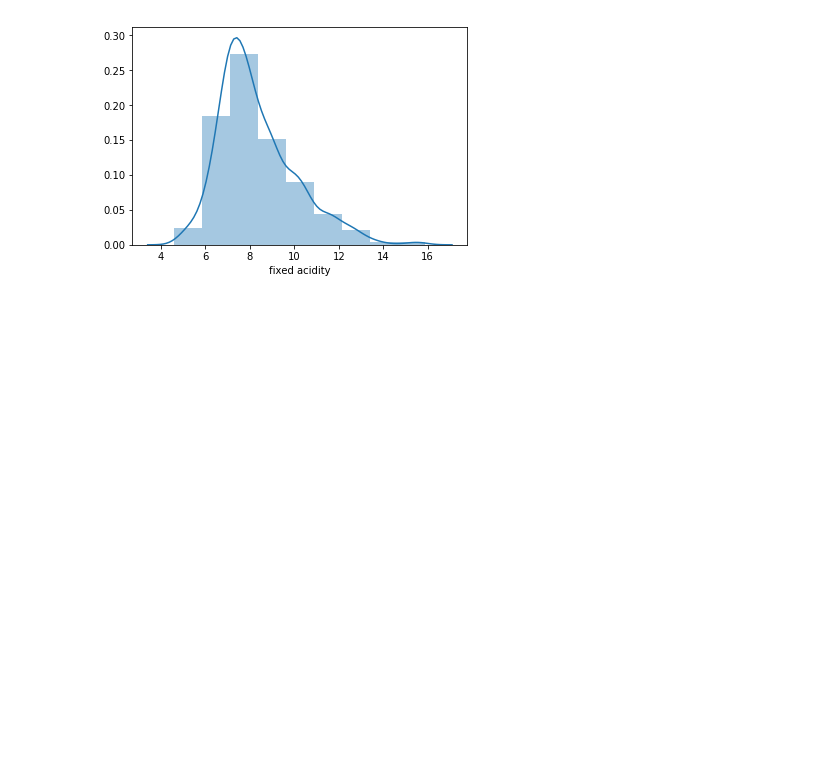
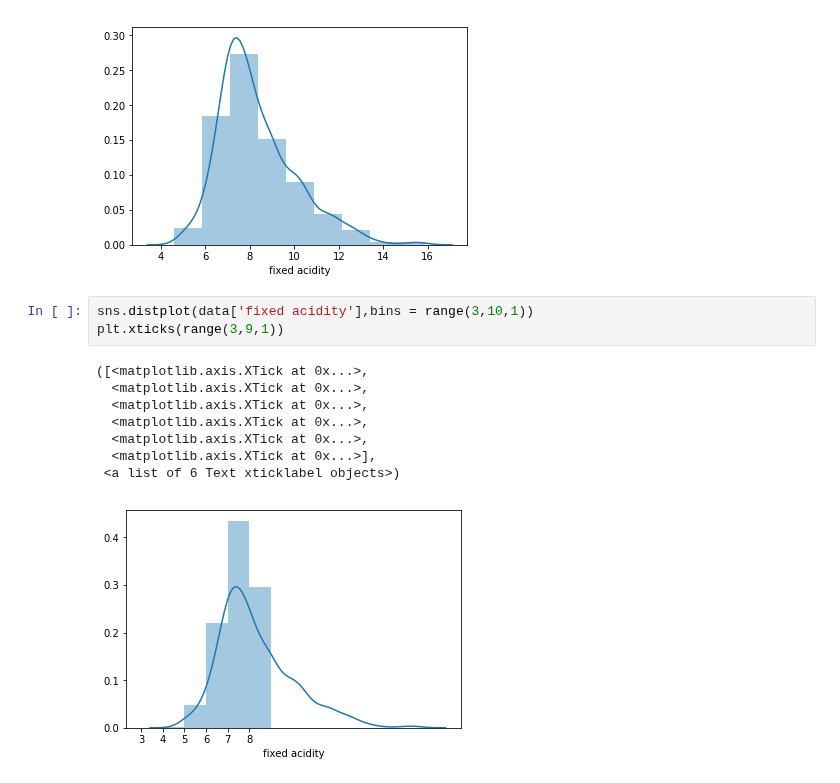
Before and after one commit to SANYAM1996/scatter-plotter, a Jupyter notebook: wine quality_red.ipynb, the cells around one changed output. Cells and saved outputs as stored; diff of their text form; blank space fills up the shorter version.

Commit message:
added some univeriate and biveriate plots

```diff
--- a/wine quality_red.ipynb
+++ b/wine quality_red.ipynb
@@ -210,3 +212,15 @@ sns.distplot(data['fixed acidity'],bins = 9)
 # %% [output]
 <matplotlib.axes._subplots.AxesSubplot at 0x...>
 [figure]
+# %%
+sns.distplot(data['fixed acidity'],bins = range(3,10,1))
+plt.xticks(range(3,9,1))
+# %% [output]
+([<matplotlib.axis.XTick at 0x...>,
+  <matplotlib.axis.XTick at 0x...>,
+  <matplotlib.axis.XTick at 0x...>,
+  <matplotlib.axis.XTick at 0x...>,
+  <matplotlib.axis.XTick at 0x...>,
+  <matplotlib.axis.XTick at 0x...>],
+ <a list of 6 Text xticklabel objects>)
+[figure, added]
```
Also changed, not shown: parts of 15 cells of this notebook.
